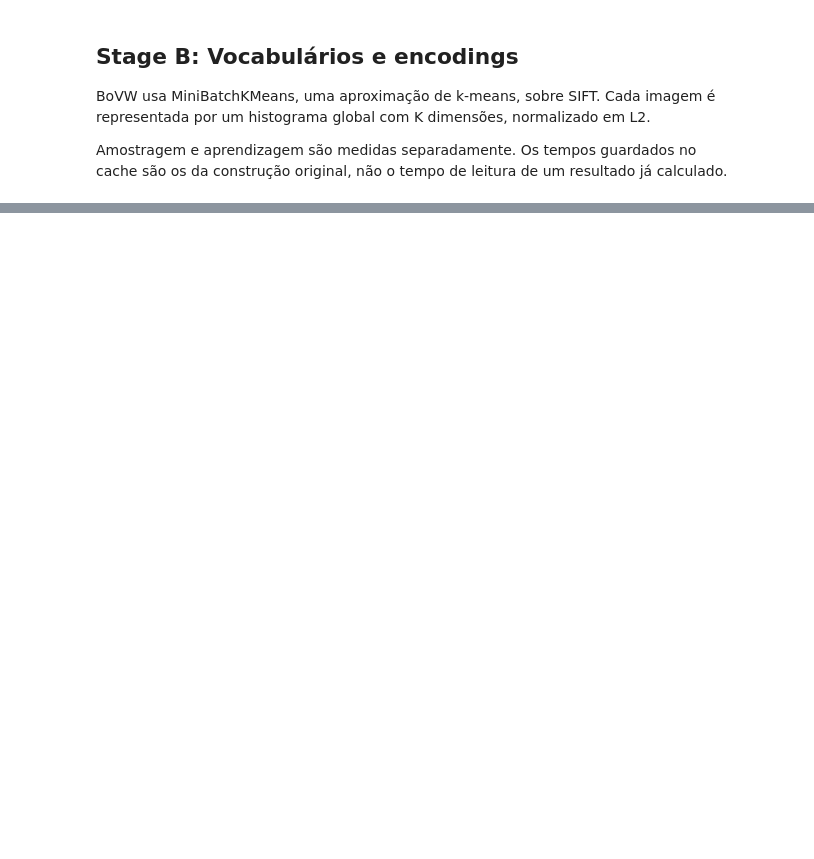
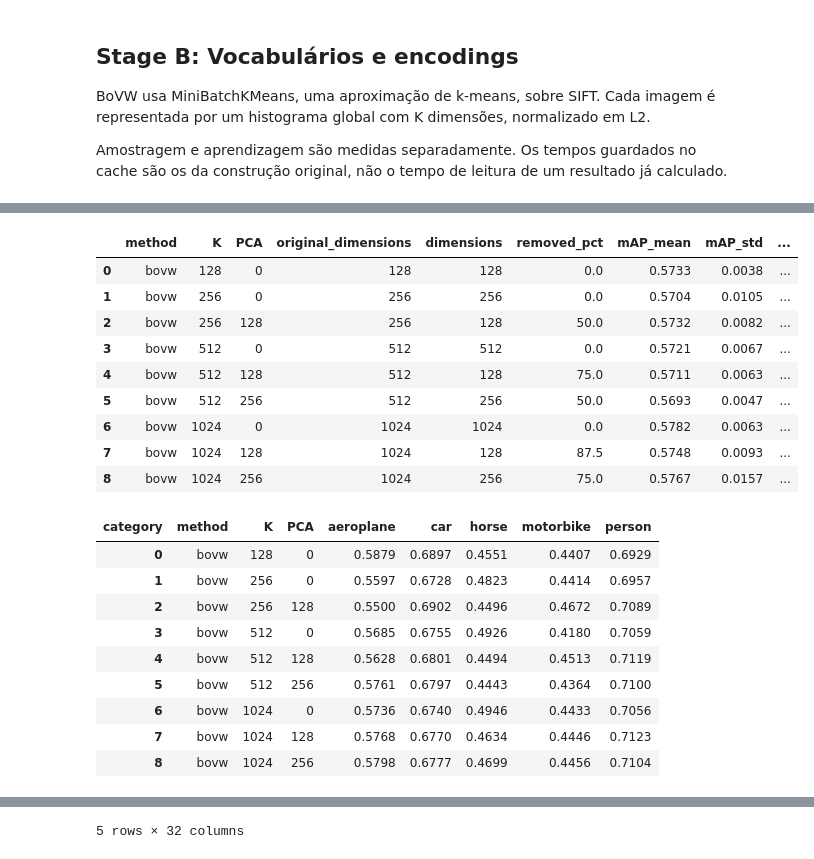
Before and after one commit to luis-bb/iacv_labs, a Jupyter notebook: assignment2/code/3_vocabulary_pca.ipynb, the cells around one changed output, grey strips where cells are left out. Drawn from its saved outputs; the diff is of its cells as text; code cells hidden in the pictures; blank space fills up the shorter version.

```diff
--- a/assignment2/code/3_vocabulary_pca.ipynb
+++ b/assignment2/code/3_vocabulary_pca.ipynb
@@ -520,0 +504,76 @@ Resultados guardados em: C:\Users\guilh\Desktop\Mestrado\2ºAno\CVC\Assig#1\iacv
+# %%
+def exportTable(df, name, decimals=4):
+    display(df.round(decimals))
+    df.to_csv(PART3_OUTPUT / f"{name}.csv", index=False)
+    try:
+        (PART3_OUTPUT / f"{name}.tex").write_text(
+            df.round(decimals).to_latex(index=False, escape=True, float_format=f"%.{decimals}f"),
+            encoding="utf-8")
+    except Exception as exc:
+        warnings.warn(f"Não foi possível exportar LaTeX ({name}): {exc}")
+    return df
+
+# 1 — Métricas e redução dimensional.
+cols=["method","K","PCA","original_dimensions","dimensions","removed_pct",
+      "mAP_mean","mAP_std","accuracy_mean","accuracy_std","macro_F1_mean","macro_F1_std"]
+part3_table_performance = exportTable(part3_comparison[cols].sort_values(["method","K","PCA"]), "table_1_performance")
+
+# 2 — AP por categoria, sem misturar diferentes folds/partições.
+part3_class_AP = (part3_results.groupby(["method","K","PCA","category"],as_index=False)
+                   .agg(AP_mean=("AP","mean"),AP_std=("AP","std")))
+part3_table_class_AP = part3_class_AP.pivot(index=["method","K","PCA"],columns="category",values="AP_mean").reset_index()
+part3_table_class_AP = exportTable(part3_table_class_AP, "table_2_per_class_AP")
+part3_class_AP.to_csv(PART3_OUTPUT / "per_class_AP_mean_std.csv",index=False)
+
+# 3 — Comparações emparelhadas de mesma dimensão final (baseline K=D, sem PCA).
+part3_matched_rows=[]
+for method in PART3_METHODS:
+    grp=part3_comparison[part3_comparison.method.eq(method)]
+    for small in grp[grp.PCA.eq(0)].itertuples():
+        for large in grp[(grp.PCA.gt(0)) & (grp.K.gt(small.K)) & (grp.dimensions.eq(small.dimensions))].itertuples():
+            row={"method":method,"dimension":small.dimensions,"small_K":small.K,"large_K":large.K,"PCA":large.PCA}
+            metrics={"mAP":"mAP_mean","accuracy":"accuracy_mean","macro_F1":"macro_F1_mean",
+                     "online_ms":"online_ms_per_image","inference_ms":"inference_ms_per_image",
+                     "codebook_fit_s":"codebook_fit_s","pipeline_fit_s":"cv_pipeline_fit_s",
+                     "feature_KiB":"feature_KiB_float32","encoder_KiB":"encoder_file_KiB"}
+            for label,field in metrics.items():
+                row[f"small_{label}"]=getattr(small,field)
+                row[f"large_PCA_{label}"]=getattr(large,field)
+                row[f"delta_{label}"]=getattr(large,field)-getattr(small,field)
+            part3_matched_rows.append(row)
+part3_matched=pd.DataFrame(part3_matched_rows)
+if part3_matched.empty: warnings.warn("Nenhuma condição com dimensões emparelhadas")
+else: part3_matched = exportTable(part3_matched, "table_3_matched_dimensions")
+
+# 4 — Perfil completo de eficiência e armazenamento.
+costcols=["method","K","PCA","descriptor_sampling_s","codebook_fit_s",
+          "sift_ms_per_image","encoding_ms_per_image","pca_fit_s","svm_fit_s",
+          "pca_fit_total_s","svm_fit_total_s","inference_ms_per_image","online_ms_per_image",
+          "cv_pipeline_fit_s","feature_KiB_float32","estimated_feature_storage_MiB_float32",
+          "encoder_file_KiB","pca_models_total_KiB","svm_models_total_KiB"]
+part3_table_efficiency=exportTable(part3_comparison[costcols],"table_4_efficiency")
+
+# 5 — Treino vs cross-validation; indício de sobreajuste (não é uma prova isolada).
+part3_table_generalization=exportTable(part3_comparison[["method","K","PCA","train_mAP_mean",
+                              "mAP_mean","train_minus_cv_mAP"]],"table_5_generalization")
+# %% [output]
+|  | method | K | PCA | original_dimensions | dimensions | removed_pct | mAP_mean | mAP_std | ... |
+| 0 | bovw | 128 | 0 | 128 | 128 | 0.0 | 0.5733 | 0.0038 | ... |
+| 1 | bovw | 256 | 0 | 256 | 256 | 0.0 | 0.5704 | 0.0105 | ... |
+| 2 | bovw | 256 | 128 | 256 | 128 | 50.0 | 0.5732 | 0.0082 | ... |
+| 3 | bovw | 512 | 0 | 512 | 512 | 0.0 | 0.5721 | 0.0067 | ... |
+| 4 | bovw | 512 | 128 | 512 | 128 | 75.0 | 0.5711 | 0.0063 | ... |
+| 5 | bovw | 512 | 256 | 512 | 256 | 50.0 | 0.5693 | 0.0047 | ... |
+| 6 | bovw | 1024 | 0 | 1024 | 1024 | 0.0 | 0.5782 | 0.0063 | ... |
+| 7 | bovw | 1024 | 128 | 1024 | 128 | 87.5 | 0.5748 | 0.0093 | ... |
+| 8 | bovw | 1024 | 256 | 1024 | 256 | 75.0 | 0.5767 | 0.0157 | ... |
+| category | method | K | PCA | aeroplane | car | horse | motorbike | person |
+| 0 | bovw | 128 | 0 | 0.5879 | 0.6897 | 0.4551 | 0.4407 | 0.6929 |
+| 1 | bovw | 256 | 0 | 0.5597 | 0.6728 | 0.4823 | 0.4414 | 0.6957 |
+| 2 | bovw | 256 | 128 | 0.5500 | 0.6902 | 0.4496 | 0.4672 | 0.7089 |
+| 3 | bovw | 512 | 0 | 0.5685 | 0.6755 | 0.4926 | 0.4180 | 0.7059 |
+| 4 | bovw | 512 | 128 | 0.5628 | 0.6801 | 0.4494 | 0.4513 | 0.7119 |
+| 5 | bovw | 512 | 256 | 0.5761 | 0.6797 | 0.4443 | 0.4364 | 0.7100 |
+| 6 | bovw | 1024 | 0 | 0.5736 | 0.6740 | 0.4946 | 0.4433 | 0.7056 |
+| 7 | bovw | 1024 | 128 | 0.5768 | 0.6770 | 0.4634 | 0.4446 | 0.7123 |
+| 8 | bovw | 1024 | 256 | 0.5798 | 0.6777 | 0.4699 | 0.4456 | 0.7104 |
@@ -520,0 +586 @@ Resultados guardados em: C:\Users\guilh\Desktop\Mestrado\2ºAno\CVC\Assig#1\iacv
+5 rows × 32 columns
```
Also changed, not shown: parts of 21 cells of this notebook.
